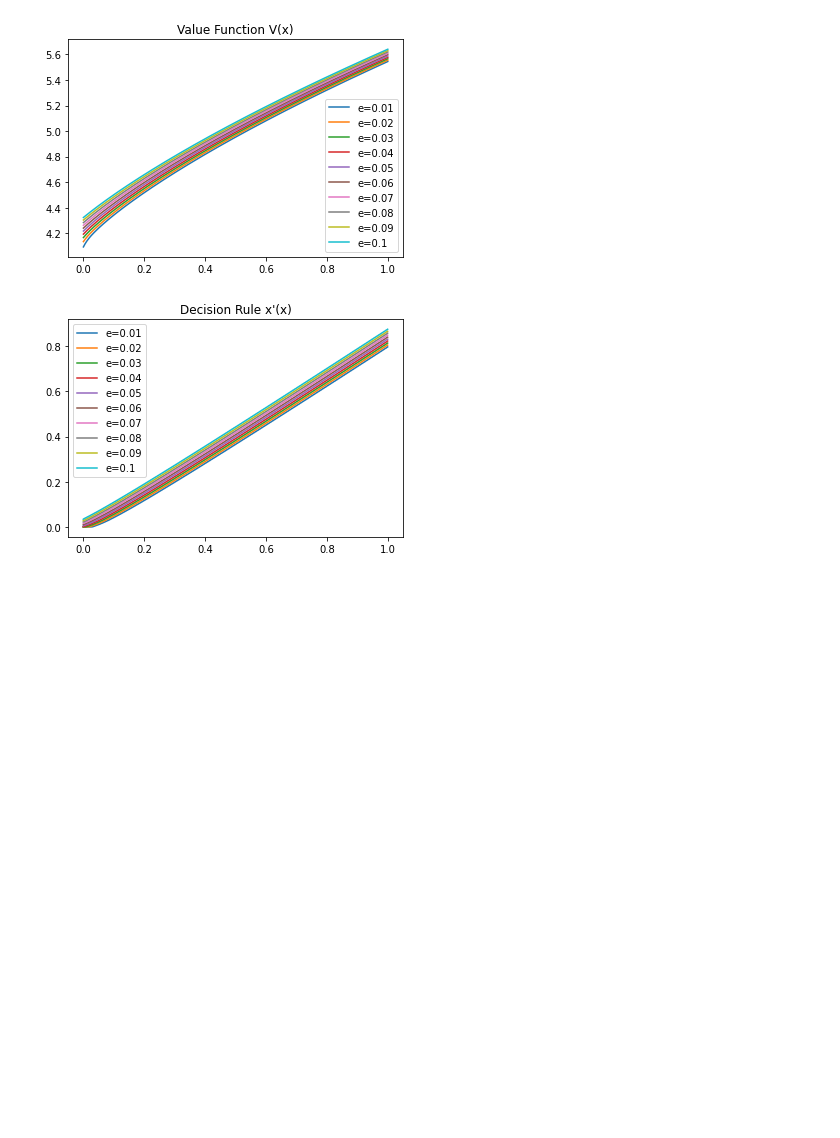
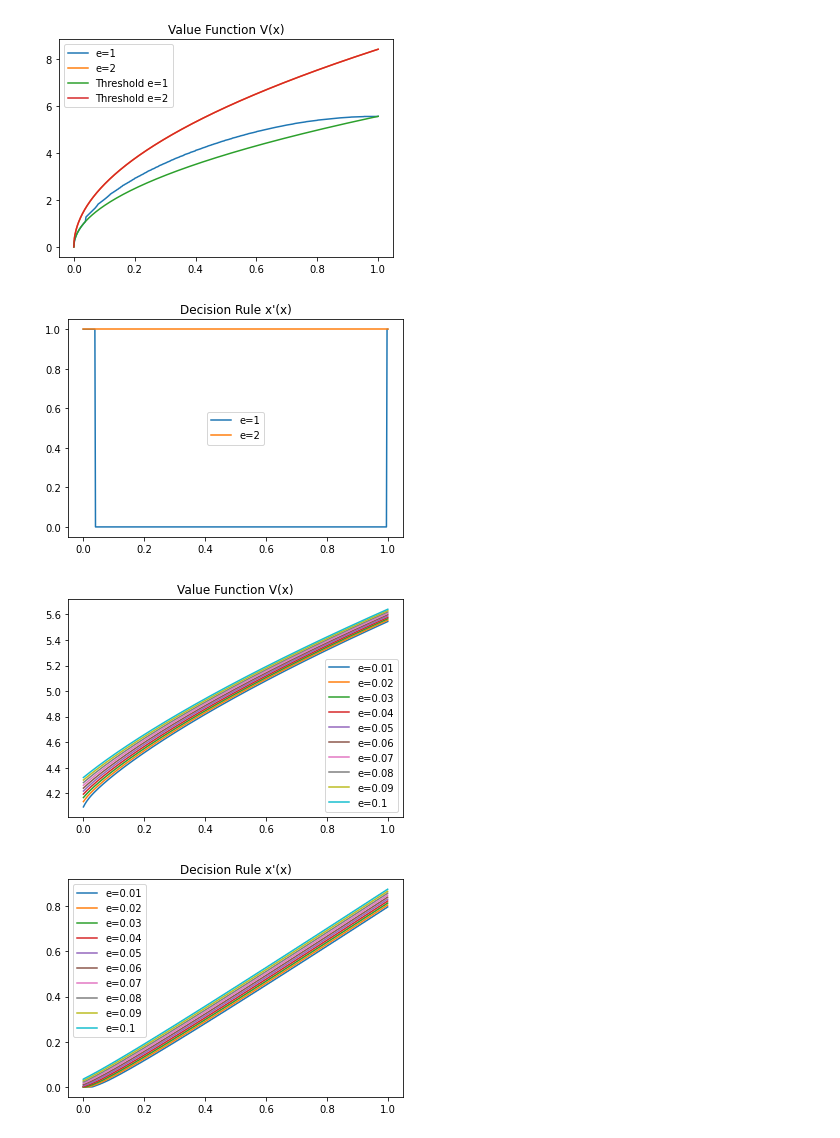
Before and after one commit to rawatpranjal/structural-economics, a Jupyter notebook: DPCake.ipynb, the cells around one changed output. Cells and saved outputs as stored; diff of their text form; code cells hidden in the pictures; blank space fills up the shorter version.

```diff
--- a/DPCake.ipynb
+++ b/DPCake.ipynb
@@ -93,3 +99,57 @@ plt.show()
+# %%
+# Cake eating as Discrete Choice with taste shocks
+# max sum βt * u(c(t), e(t))
+# s.t. c(t) + x(t+1) <= x(t)(1+r), x(0) given
+# T(i,j) = P(e(t+1) = i| e(t) = j)
+
+import numpy as np
+x0 = 1
+β = 0.95
+γ = 0.5
+r = 0.05
+u = lambda c, e: c**(1-γ)/(1-γ) * np.exp(e**0.5)
+
+# V(x, e) = max u(x*(1+r) - x', e) + β*E[V(x', e')|e], x0 given
+N_X = 500
+N_E = 2
+X = np.linspace(1e-6, x0, N_X)  # Cake Space
+E = np.arange(1, N_E+1, 1) # Shock Space
+V_ = np.zeros((N_X, N_E))
+V = np.zeros((N_X, N_E))
+P = np.zeros((N_X, N_E))
+T = np.array([[0.9, 0.9],
+              [0.1, 0.1]]) # high taste shocks are less likely
+#T = np.ones((N_E, N_E)) / N_E
+
+# V(x, e) = max {u(x*(1+r)-x', e),  β*E[V(x', e')|e]}
+for i in range(100):
+    for ix, x in enumerate(X):
+        for ie, e in enumerate(E):
+            V[ix, ie] = np.maximum(u(x*(1+r), e), np.max(β*np.dot(V_[X <= x*(1+r), :], T[:, ie])))
+            P[ix, ie] = np.where(u(x*(1+r), e)>= np.max(β*np.dot(V_[X <= x*(1+r), :], T[:, ie])), 1, 0)
+    V_ = V.copy()
+
+import matplotlib.pyplot as plt
+for i, j in enumerate(E):
+    plt.plot(X, V[:, i], label = f'e={j}')
+plt.legend()
+plt.title('Value Function V(x)')
+
+import matplotlib.pyplot as plt
+for ie, e in enumerate(E):
+    plt.plot(X, u(X*(1+r), e), label = f'Threshold e={e}', )
+plt.legend()
+plt.title('Value Function V(x)')
+plt.show()
+
+for i, j in enumerate(E):
+    plt.plot(X, P[:, i], label = f'e={j}')
+plt.legend()
+plt.title('Decision Rule x\'(x)')
+plt.show()
+# %% [output]
+[figure, added]
+[figure, added]
 # %%
 # Simple cake eating with income shocks
 # max E sum beta^t * u(c(t))
```
Also changed, not shown: parts of 4 cells of this notebook.
